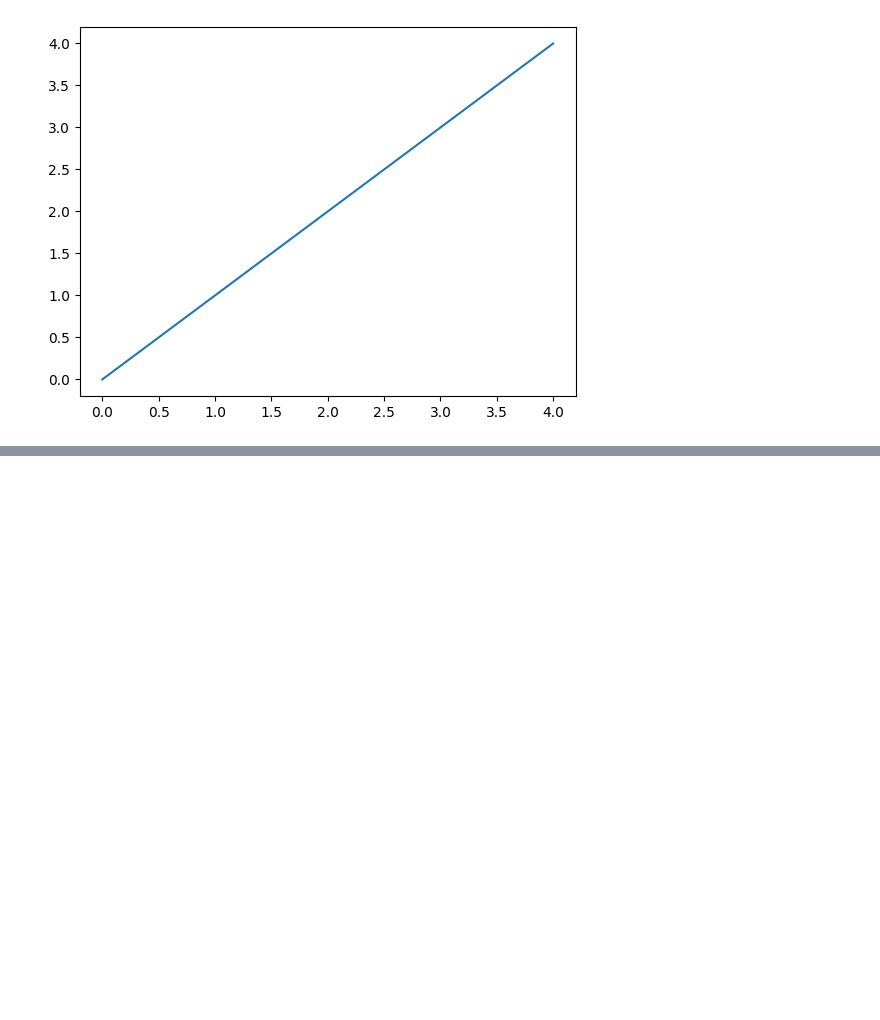
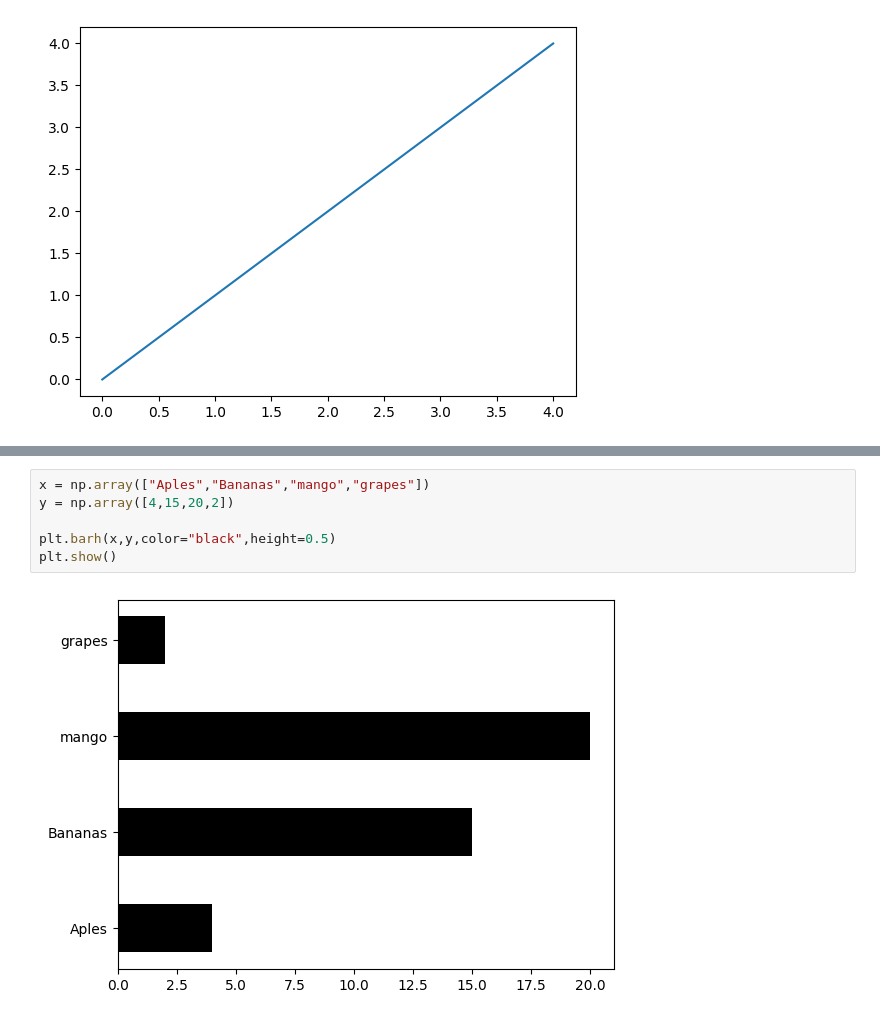
Before and after one commit to JoshuGK/jog, a Jupyter notebook: data_science/numpy.ipynb, the cells around one changed output, grey strips where cells are left out. Drawn from its saved outputs; the diff is of its cells as text; blank space fills up the shorter version.

```diff
--- a/data_science/numpy.ipynb
+++ b/data_science/numpy.ipynb
@@ -80,0 +113,8 @@ print(arr)
+# %%
+x = np.array(["Aples","Bananas","mango","grapes"])
+y = np.array([4,15,20,2])
+
+plt.barh(x,y,color="black",height=0.5)
+plt.show()
+# %% [output]
+[figure, added]
```
Also changed, not shown: parts of 6 cells of this notebook, 2 other files.
